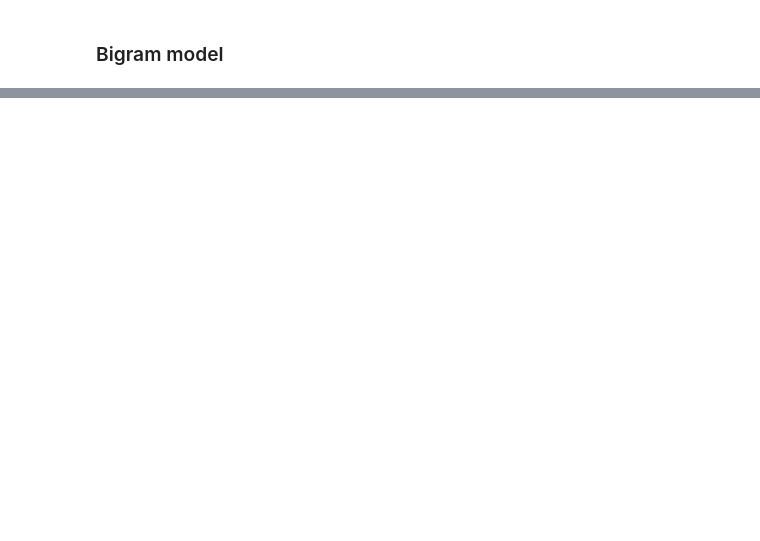
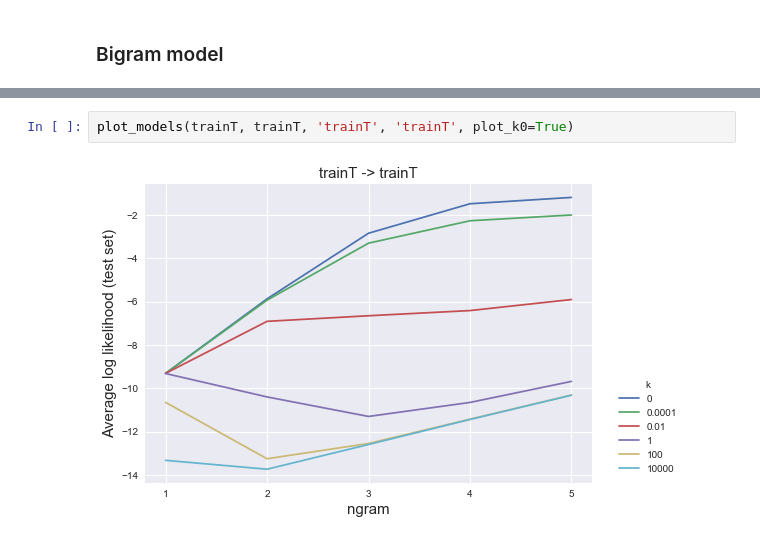
Before and after one commit to khanhnguyendata/ngram, a Jupyter notebook: ngram_models.ipynb, the cells around one changed output, grey strips where cells are left out. Cells and saved outputs as stored; diff of their text form; blank space fills up the shorter version.

```diff
--- a/ngram_models.ipynb
+++ b/ngram_models.ipynb
@@ -142,0 +120,4 @@ bigram_model_debug.calculate_avg_ll(test_debug)
+# %%
+plot_models(trainT, trainT, 'trainT', 'trainT', plot_k0=True)
+# %% [output]
+[figure, added]
```
Also changed, not shown: parts of 44 cells of this notebook, 9 other files.
